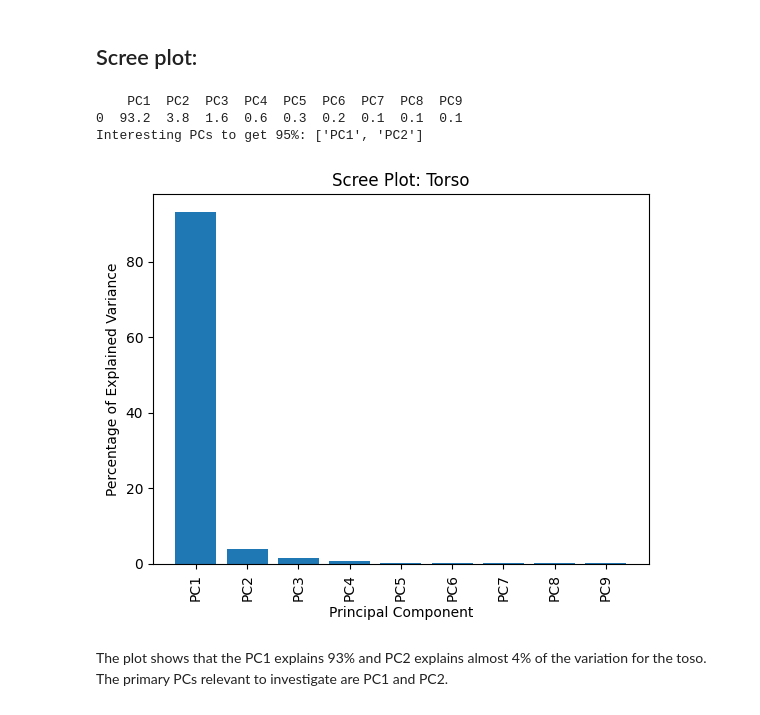
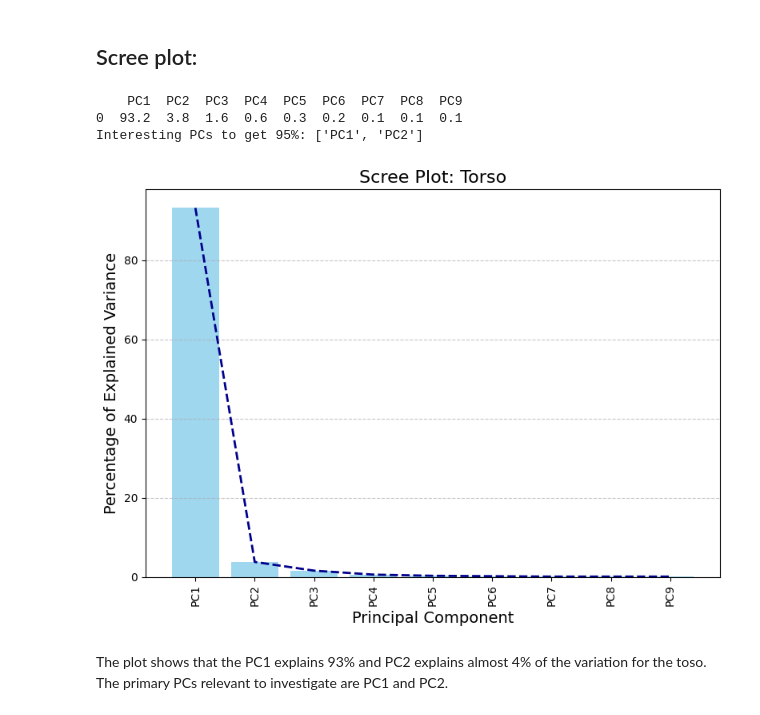
Before and after one commit to jobindjohn/anthromass, a Jupyter notebook: anthropmass/nbs/314_anthro_pca_viz_torso.ipynb, the cells around one changed output. Cells and saved outputs as stored; diff of their text form; code cells hidden in the pictures.

```diff
--- a/anthropmass/nbs/314_anthro_pca_viz_torso.ipynb
+++ b/anthropmass/nbs/314_anthro_pca_viz_torso.ipynb
@@ -37,12 +37,12 @@ torso = ['abdominalextensiondepthsitting','bicristalbreadth','chestbreadth','che
 # %% [markdown]
 ## Scree plot:
 # %%
-scree_plot(ansur_scaled,torso,'Torso')
+scree_plot_with_elbow(ansur_scaled,torso,'Torso')
 # %% [output]
     PC1  PC2  PC3  PC4  PC5  PC6  PC7  PC8  PC9
 0  93.2  3.8  1.6  0.6  0.3  0.2  0.1  0.1  0.1
 Interesting PCs to get 95%: ['PC1', 'PC2']
-[figure, old version]
+[figure, new version]
 # %% [markdown]
 The plot shows that the PC1 explains 93% and PC2 explains almost 4% of the variation for the toso. The primary PCs relevant to investigate are PC1 and PC2.
 # %% [markdown]
```
Also changed, not shown: parts of 2 cells of this notebook, 12 other files.
